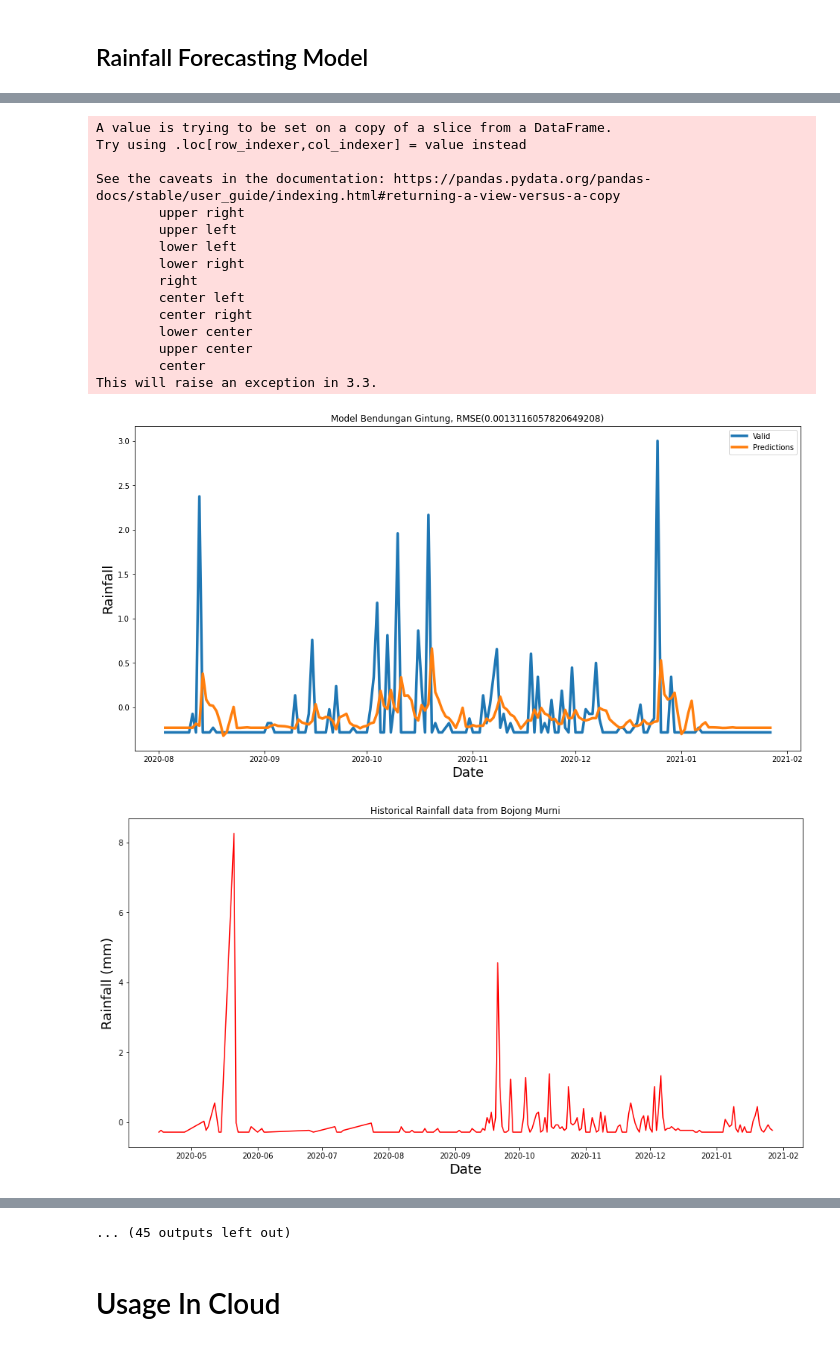
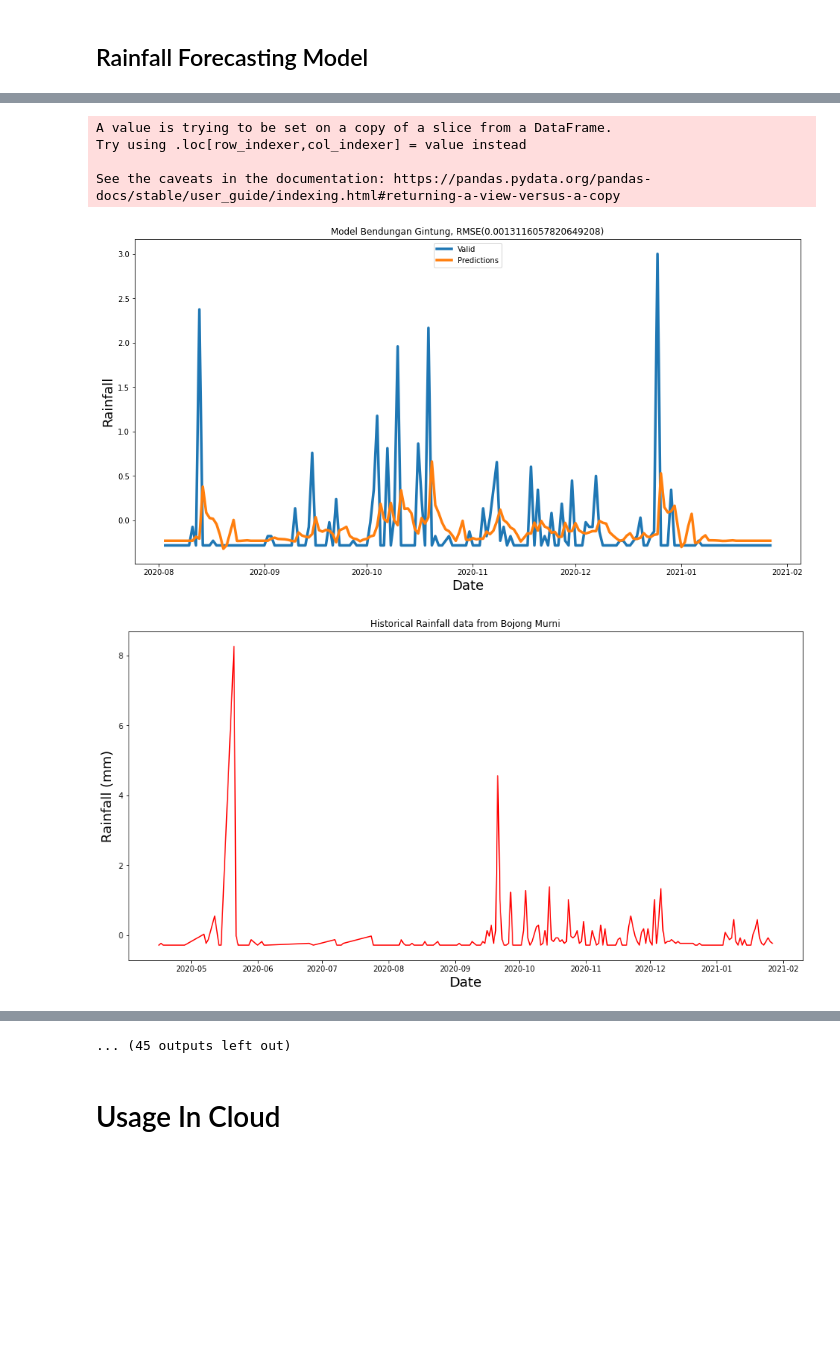
Before and after one commit to red-hat-bangkit/predict-ml, a Jupyter notebook: Predict.ipynb, the cells around one changed output, grey strips where cells are left out. Saved outputs shown, nothing was run; the diff lists cells and outputs as text; code cells hidden in the pictures; blank space fills up the shorter version.

Commit message:
:sparkles: Add fix output when generating models.
- using .py will show plot which prevent fast generation of models.
- Add binding script for API App

```diff
--- a/Predict.ipynb
+++ b/Predict.ipynb
@@ -59,7 +33,7 @@ pd.merge(df_telemetri_rainfall, df_telemetri_waterlevel, how="left", on="Locatio
 Let's try to use sql instead
 # %%
 from sqlalchemy import create_engine
-engine = create_engine('sqlite:///./db.sqlite3', echo=False)
+engine = create_engine('sqlite://', echo=False)
 # %%
 # Save to sql
 df_telemetri_waterlevel.to_sql("telemetri_waterlevel", if_exists="replace", con=engine)
@@ -401,6 +253,11 @@ class Transformer:
   """
   def __init__(self):
     self.mapping_keys = {}
+    self.mapping_location = "transformer-map.json"
+
+  def load(self):
+    self.mapping_keys = json.load(open(self.mapping_location, "r"))
+    return self.mapping_location
 
   def fit_transform(self, df):
     columns = df.columns.values
@@ -428,22 +285,22 @@ class Transformer:
         df[column] = df.apply(lambda row: self.mapping_keys[column][row[column]], axis=1)
     return df
 
-  def save_mapping(self, location):
-    json.dump(self.mapping_keys, open(location, "w"))
+  def save_mapping(self):
+    json.dump(self.mapping_keys, open(self.mapping_location, "w"))
+    return self.mapping_location
 # %%
 # Convert categorical data to mapping numbers
 
 transformer = Transformer()
 df_banjir = transformer.fit_transform(df_tmrain_tmwater_days[["Location", "Rainfall", "Banjir"]])
+
+# Save banjir mapping
+banjir_mapping_location = transformer.save_mapping()
 # %% [output]
 A value is trying to be set on a copy of a slice from a DataFrame.
 Try using .loc[row_indexer,col_indexer] = value instead
 
 See the caveats in the documentation: https://pandas.pydata.org/pandas-docs/stable/user_guide/indexing.html#returning-a-view-versus-a-copy
-# %%
-# Save banjir mapping
-banjir_mapping_location = "banjir-location-mapping.json"
-transformer.save_mapping(banjir_mapping_location)
 # %%
 # Training
 import numpy as np
@@ -516,12 +372,13 @@ for location in locations:
 
   # Plot data
   # plotting the data
-  plt.figure(figsize=(16, 8))
-  plt.title('Historical Rainfall data from %s'%location)
-  plt.plot(df["Date"],df['Rainfall'], color='red')
-  plt.xlabel('Date', fontsize=18)
-  plt.ylabel('Rainfall (mm)', fontsize=18)
-  plt.show()
+  if ENABLE_OUTPUT:
+    plt.figure(figsize=(16, 8))
+    plt.title('Historical Rainfall data from %s'%location)
+    plt.plot(df["Date"],df['Rainfall'], color='red')
+    plt.xlabel('Date', fontsize=18)
+    plt.ylabel('Rainfall (mm)', fontsize=18)
+    plt.show()
 
   # create new data frame with only 'Rainfall' column
   data = df[['Rainfall']]
@@ -544,53 +401,43 @@ for location in locations:
 
   test_data = dataset[trainning_data_len-window:, :]
   # Create the data sets x_test and y_test
   x_test = []
   y_test = dataset[trainning_data_len:, :]
   for i in range(window, len(test_data)):
       x_test.append(test_data[i-window:i, 0])
 
   # convert the data  to numpy array
   x_test = np.array(x_test)
 
   forecast_set = clf.predict(x_test)
 
   # Accuracy (RMSE)
   rmse = np.sqrt(np.mean(forecast_set - y_test)**2)
 
   # plot the data
   train = data[:trainning_data_len]
   valid = data[trainning_data_len:]
   valid['Predictions'] = forecast_set
 
   # visualization of the data
-  plt.figure(figsize=(16,8))
-  plt.title('Model %s, RMSE(%s)'%(location, rmse))
-  plt.xlabel('Date', fontsize=18)
-  plt.ylabel('Rainfall', fontsize=18)
-  # plt.plot(train['Rainfall'], linewidth=3.5)
-  plt.plot(df[trainning_data_len:]["Date"], valid[['Rainfall', 'Predictions']],  linewidth=3.5)
-  plt.legend(['Valid','Predictions'], loc='upper_center')
-  plt.show()
+  if ENABLE_OUTPUT:
+    plt.figure(figsize=(16,8))
+    plt.title('Model %s, RMSE(%s)'%(location, rmse))
+    plt.xlabel('Date', fontsize=18)
+    plt.ylabel('Rainfall', fontsize=18)
+    # plt.plot(train['Rainfall'], linewidth=3.5)
+    plt.plot(df[trainning_data_len:]["Date"], valid[['Rainfall', 'Predictions']],  linewidth=3.5)
+    plt.legend(['Valid','Predictions'], loc='upper center')
+    plt.show()
 
   pickle.dump(clf, open("models/mreg-predict-banjir-%s.pkl"%location, "wb"))
 # %% [output]
 [figure]
 A value is trying to be set on a copy of a slice from a DataFrame.
 Try using .loc[row_indexer,col_indexer] = value instead
 
 See the caveats in the documentation: https://pandas.pydata.org/pandas-docs/stable/user_guide/indexing.html#returning-a-view-versus-a-copy
-        upper right
-        upper left
-        lower left
-        lower right
-        right
-        center left
-        center right
-        lower center
-        upper center
-        center
-This will raise an exception in 3.3.
-[figure, old version]
+[figure, new version]
 [figure]
 A value is trying to be set on a copy of a slice from a DataFrame.
 Try using .loc[row_indexer,col_indexer] = value instead
```
Also changed, not shown: parts of 34 cells of this notebook, 11 other files.
